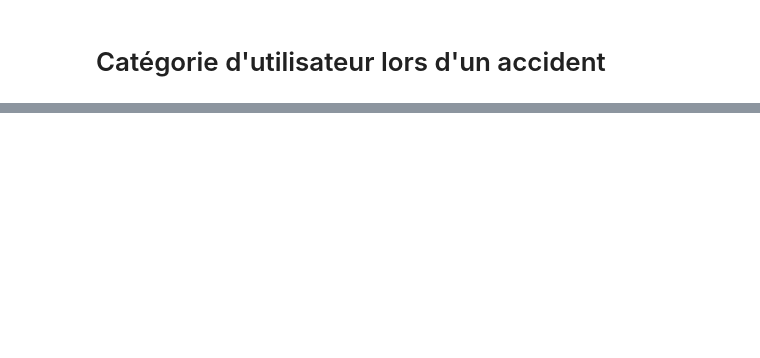
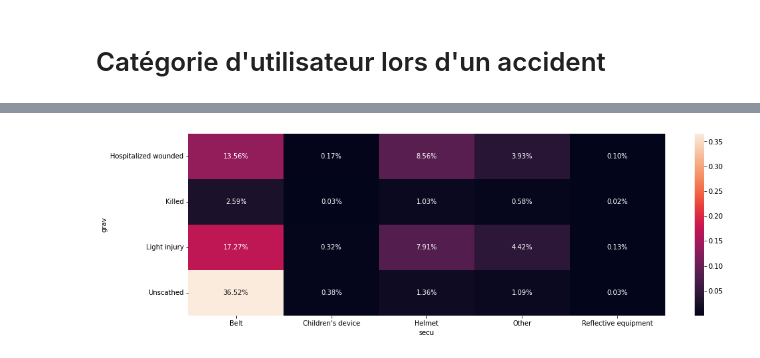
Before and after one commit to darmangerd/road-accidents-study, a Jupyter notebook: users.ipynb, the cells around one changed output, grey strips where cells are left out. Drawn from its saved outputs; the diff is of its cells as text; code cells hidden in the pictures; blank space fills up the shorter version.

```diff
--- a/users.ipynb
+++ b/users.ipynb
@@ -16,8 +14,10 @@ users = pd.read_csv("datas/users.csv")
 users_count = users.shape[0]
 users_raw = users.copy()
 
-caracteristics = pd.read_csv("datas/caracteristics_complete.csv")
+caracteristics = pd.read_csv("datas/caracteristics_complete.csv", dtype={"admin1": str})
 
+# Join the datasets on the Num_Acc key
+# So we can retrieve the accident informations with the user
 users = users.merge(caracteristics, on="Num_Acc")
 users
 # %% [output]
@@ -38,4 +37,6 @@ Columns (22) have mixed types.Specify dtype option on import or set low_memory=F
 # %%
+# Convert the numerical values into a string, that is more convenient
+
 users.loc[users.catu == 1, "catu"] = "Driver"
 users.loc[users.catu == 2, "catu"] = "Passenger"
 users.loc[users.catu == 3, "catu"] = "Pedestrian"
@@ -45,9 +46,9 @@ users.loc[users.sex == 1, "sex"] = "Male"
 users.loc[users.sex == 2, "sex"] = "Female"
 
 users.loc[users.grav == 1, "grav"] = "Unscathed"
+users.loc[users.grav == 4, "grav"] = "Light injury"
+users.loc[users.grav == 3, "grav"] = "Hospitalized wounded"
 users.loc[users.grav == 2, "grav"] = "Killed"
-users.loc[users.grav == 3, "grav"] = "Hospitalized wounded"
-users.loc[users.grav == 4, "grav"] = "Light injury"
 
 users.loc[users.trip == 1, "trip"] = "Home - work"
 users.loc[users.trip == 2, "trip"] = "Home - school"
@@ -69,7 +70,7 @@ def secu(x):
     else:
         return "Other"
 
-users["has_secu"] = users.secu.apply(lambda x: True if str(x)[1] == "1" else False)
+users["has_belt"] = users.secu.apply(lambda x: True if str(x)[1] == "1" else False)
 users["secu"] = users.secu.apply(lambda x: secu(str(x)[0]))
 # %% [markdown]
 ## Séléction des conducteurs uniquement
@@ -135 +152,16 @@ pie(users, "lum_str", "Lightning conditions")
+# %%
+def corr(column1: str, column2: str):
+    """
+    Return the correlation between two nominal variables (column)
+    """
+    df_corr_grav_secu = pd.DataFrame(users[[column1, column2]].value_counts(), columns=["count"])
+    sum = df_corr_grav_secu["count"].sum()
+    df_corr_grav_secu["count"] = df_corr_grav_secu["count"] / sum
+    df_corr_grav_secu.reset_index(inplace=True)
+    df_corr_grav_secu = df_corr_grav_secu.pivot(index=column1, columns=column2, values="count")
+    return df_corr_grav_secu
+
+def heat_map(column1: str, column2: str):
+    plt.figure(figsize=(16, 5))
+    sns.heatmap(corr(column1, column2), annot=True, fmt=".2%")
 # %% [markdown]
@@ -173,0 +181,4 @@ sns.heatmap(corr("grav", "lum_str"), annot=True)
+# %%
+heat_map("grav", "secu")
+# %% [output]
+[figure, added]
```
Also changed, not shown: parts of 37 cells of this notebook, 2 other files.
